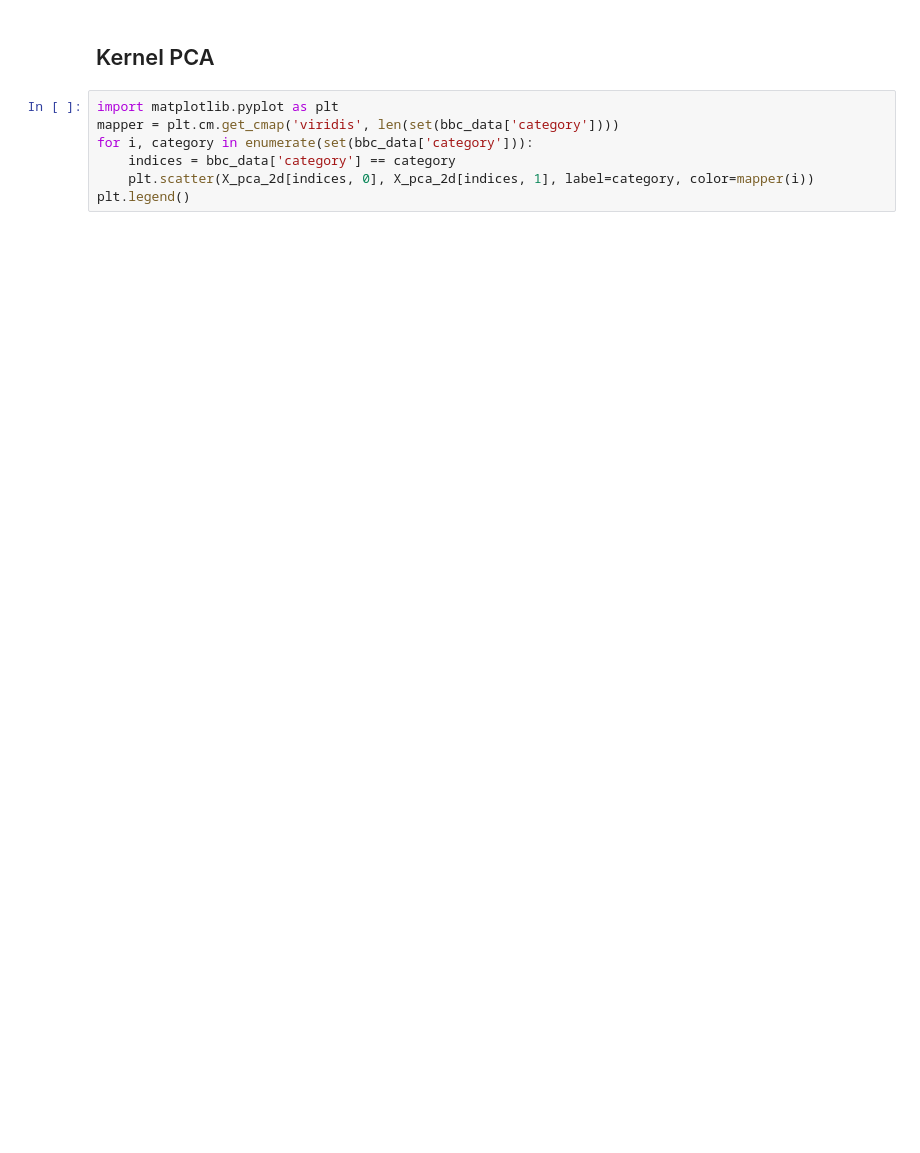
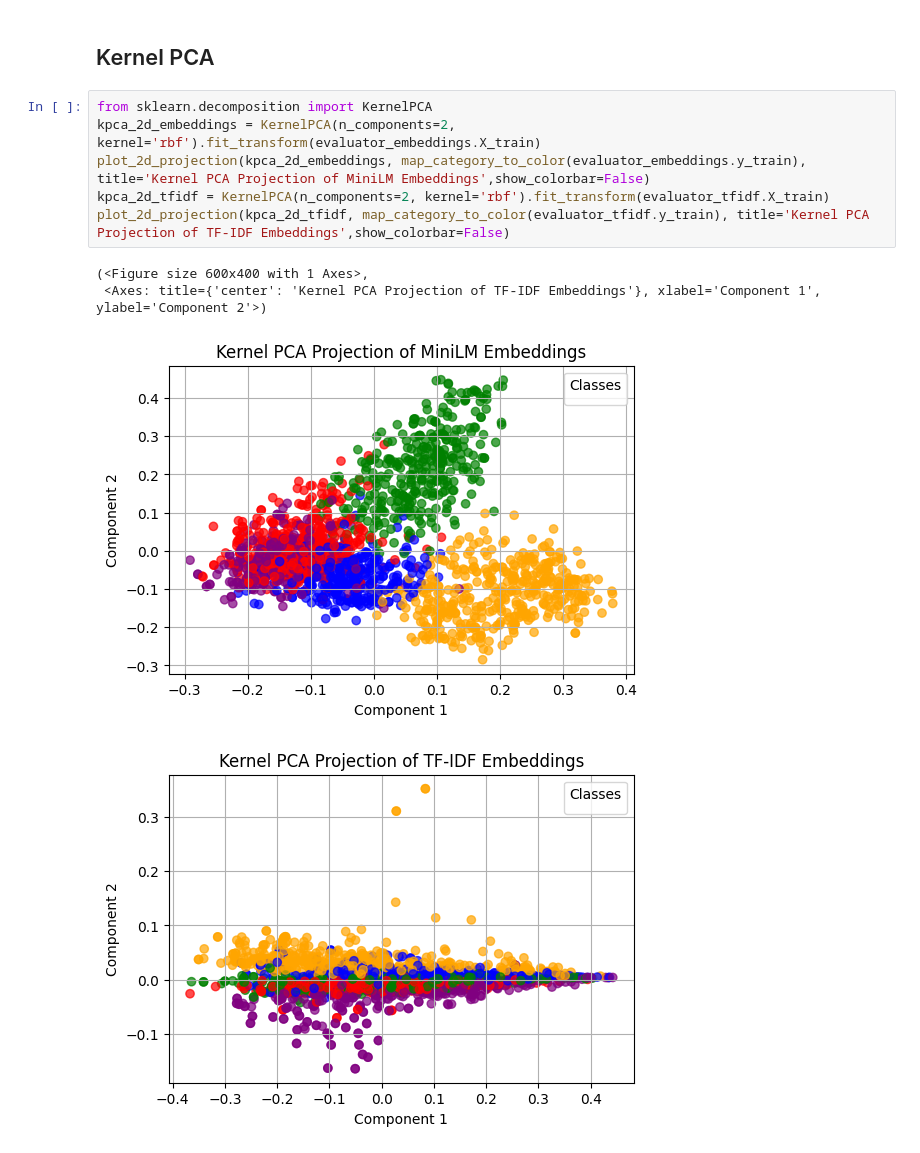
Before and after one commit to wiktorbag/Dimensionality-reduction-project, a Jupyter notebook: experiment3.ipynb, the cells around one changed output. Drawn from its saved outputs; the diff is of its cells as text; blank space fills up the shorter version.

```diff
--- a/experiment3.ipynb
+++ b/experiment3.ipynb
@@ -188,9 +140,13 @@ print(f"Calinski-Harabasz dla PCA: {cal_har:.4f}")
 # %% [markdown]
 ## Kernel PCA
-# %%
-import matplotlib.pyplot as plt
-mapper = plt.cm.get_cmap('viridis', len(set(bbc_data['category'])))
-for i, category in enumerate(set(bbc_data['category'])):
-    indices = bbc_data['category'] == category
-    plt.scatter(X_pca_2d[indices, 0], X_pca_2d[indices, 1], label=category, color=mapper(i))
-plt.legend()
+# %%
+from sklearn.decomposition import KernelPCA
+kpca_2d_embeddings = KernelPCA(n_components=2, kernel='rbf').fit_transform(evaluator_embeddings.X_train)
+plot_2d_projection(kpca_2d_embeddings, map_category_to_color(evaluator_embeddings.y_train), title='Kernel PCA Projection of MiniLM Embeddings',show_colorbar=False)
+kpca_2d_tfidf = KernelPCA(n_components=2, kernel='rbf').fit_transform(evaluator_tfidf.X_train)
+plot_2d_projection(kpca_2d_tfidf, map_category_to_color(evaluator_tfidf.y_train), title='Kernel PCA Projection of TF-IDF Embeddings',show_colorbar=False)
+# %% [output]
+(<Figure size 600x400 with 1 Axes>,
+ <Axes: title={'center': 'Kernel PCA Projection of TF-IDF Embeddings'}, xlabel='Component 1', ylabel='Component 2'>)
+[figure, added]
+[figure, added]
```
Also changed, not shown: parts of 41 cells of this notebook, 6 other files.
